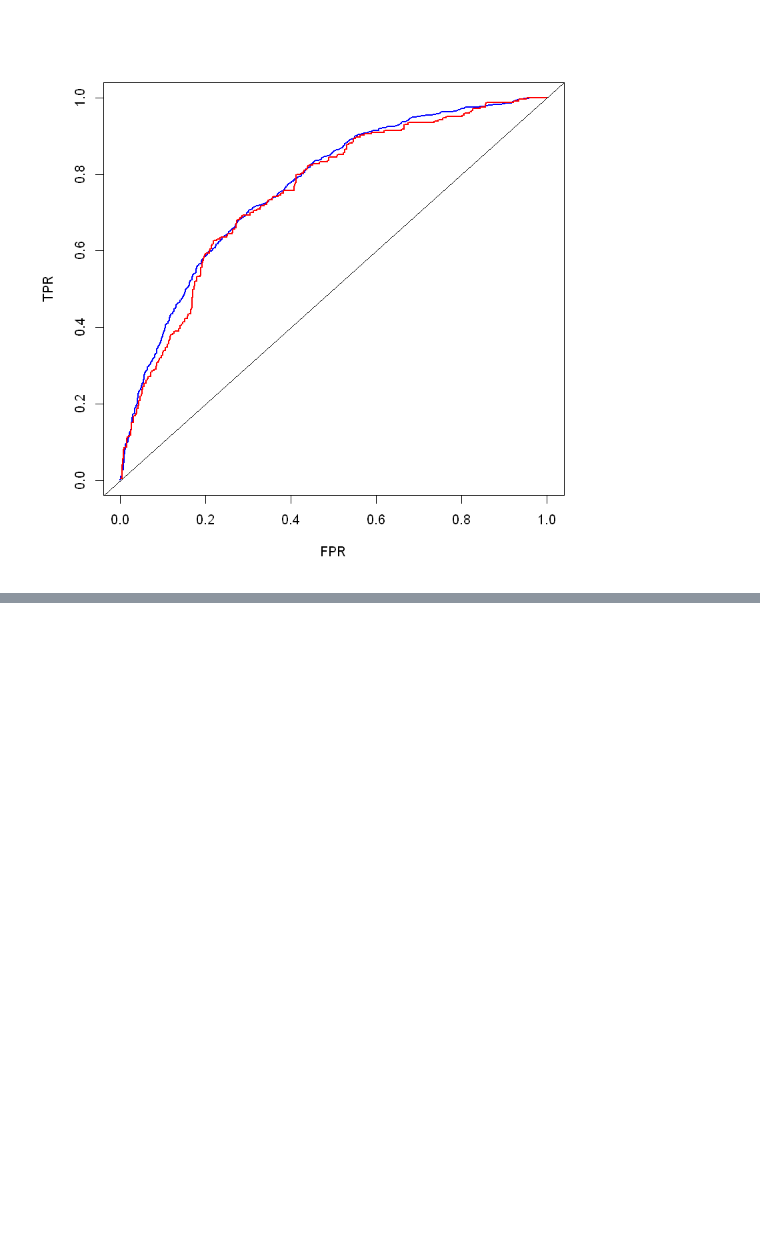
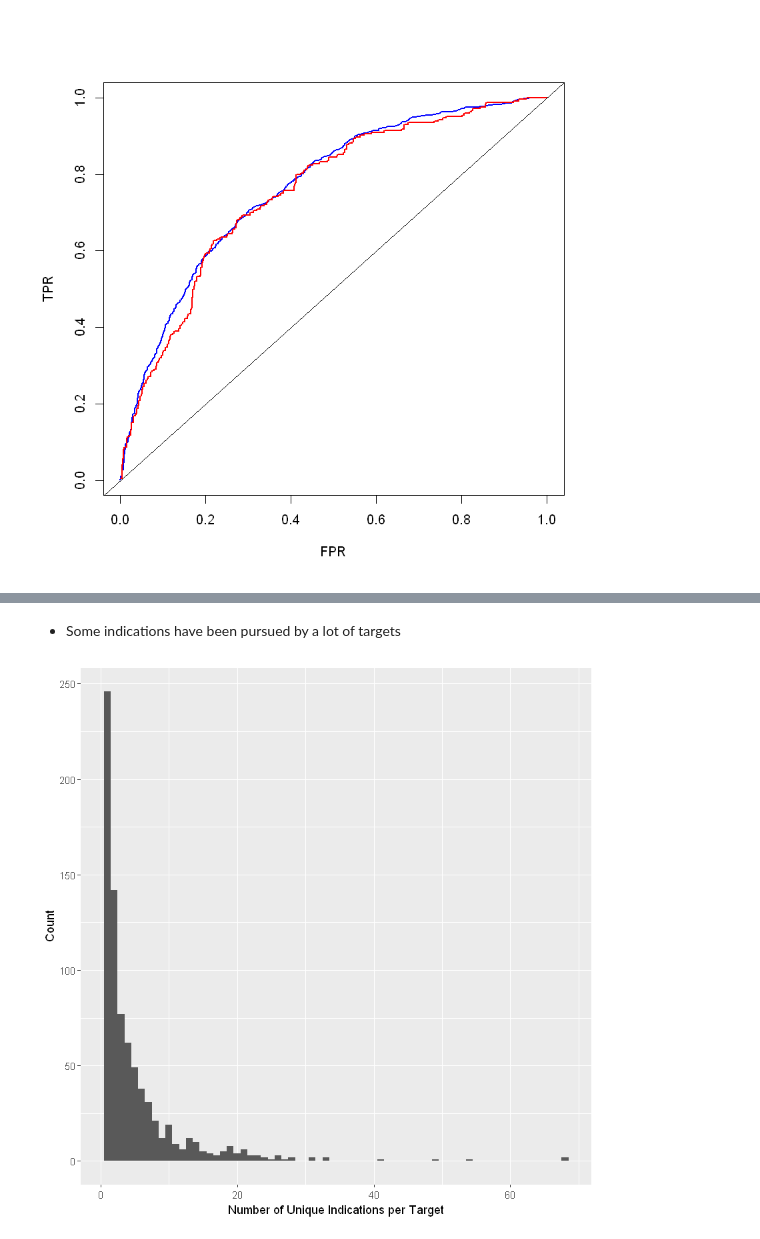
Before and after one commit to opentargets-archive/biodatawest_hackathon, a Jupyter notebook: R/OpenTargetsDatathonRNotebook.ipynb, the cells around one changed output, grey strips where cells are left out. Saved outputs shown, nothing was run; the diff lists cells and outputs as text; code cells hidden in the pictures; blank space fills up the shorter version.

```diff
--- a/R/OpenTargetsDatathonRNotebook.ipynb
+++ b/R/OpenTargetsDatathonRNotebook.ipynb
@@ -187,8 +206,7 @@ all.data <- pp.data %>%
                                     "Succeeded")) %>%
     inner_join(ot.data) %>%
     left_join(otsource.data) %>%
-    left_join(ugene.data)
-all.data = all.data %>%
+    left_join(ugene.data) %>%
     mutate(clinical.outcome =
            droplevels(recode_factor(Clinical.Label_PP,
                                     `Clinical Failure` = "Failure",
@@ -694,0 +743,9 @@ abline(0, 1)
+# %% [markdown]
+* Some indications have been pursued by a lot of targets
+# %%
+x <- table(as.character(all.data$entrez_id))
+g <- ggplot(data.frame(Ind = x), aes(Ind.Freq)) + geom_histogram(binwidth = 1) +
+    labs(x = "Number of Unique Indications per Target", y = "Count")
+print(g)
+# %% [output]
+[figure, added]
```
Also changed, not shown: parts of 25 cells of this notebook, 2 other files.
